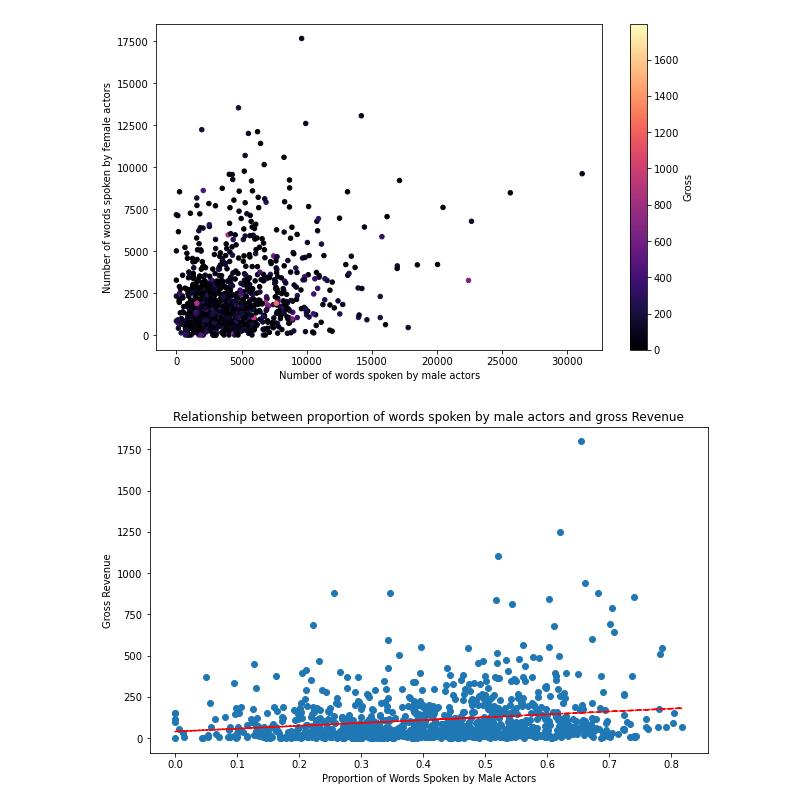
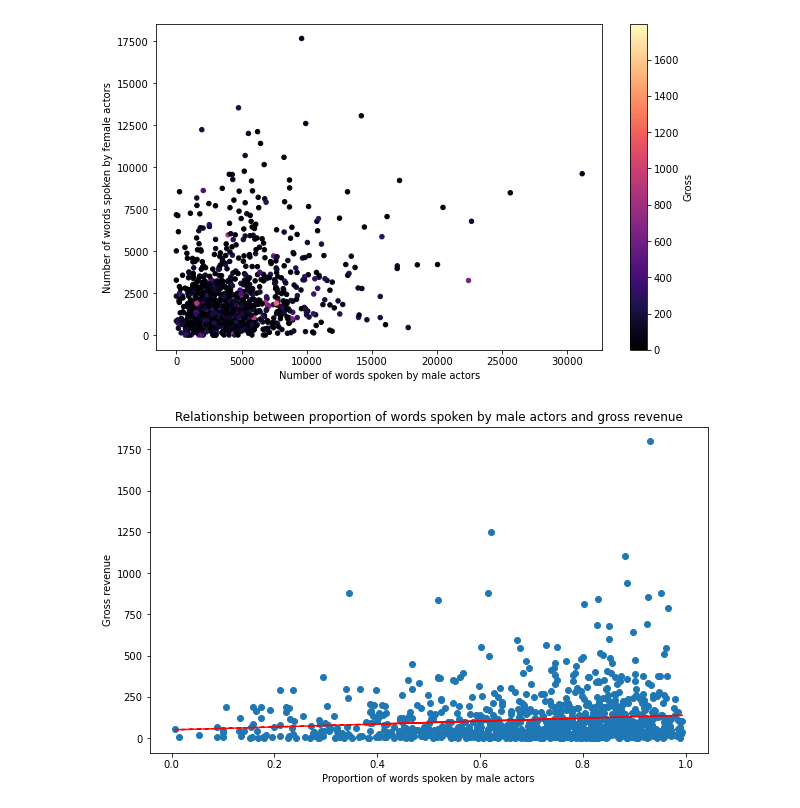
Before and after one commit to Dazarang/Statistical-Machine-Learning, a Jupyter notebook: Project/Project_Stats.ipynb, the cells around one changed output. Cells and saved outputs as stored; diff of their text form; code cells hidden in the pictures.

```diff
--- a/Project/Project_Stats.ipynb
+++ b/Project/Project_Stats.ipynb
@@ -116,28 +135,29 @@ plt.show()
 [figure]
 # %%
 import pandas as pd
+import numpy as np
 
 # load the dataset into a pandas DataFrame
 df = pd.read_csv('train.csv')
 
 # calculate the proportion of words spoken by male actors
-df['prop_words_male'] = df['Number words male'] / df['Total words']
+df['prop_words_male'] = df.apply(lambda row: (row['Number words male'] + row['Number of words lead']) / row['Total words'] if row['Lead'] == "Male" else row['Number words male'] / row['Total words'], axis=1)
 
 plt.scatter(df['prop_words_male'], df['Gross'])
 
 # fit and plot a linear regression line
 z = np.polyfit(df['prop_words_male'], df['Gross'], 1)
 p = np.poly1d(z)
 plt.plot(df['prop_words_male'], p(df['prop_words_male']), "r--")
 
 # add axis labels and title
 plt.xlabel('Proportion of words spoken by male actors')
 plt.ylabel('Gross revenue')
-plt.title('Relationship between proportion of words spoken by male actors and gross Revenue')
+plt.title('Relationship between proportion of words spoken by male actors and gross revenue')
 
 plt.show()
 # %% [output]
-[figure, old version]
+[figure, new version]
 # %%
 import seaborn as sns
 import matplotlib.pyplot as plt
```
Also changed, not shown: parts of 7 cells of this notebook, 7 other files.
